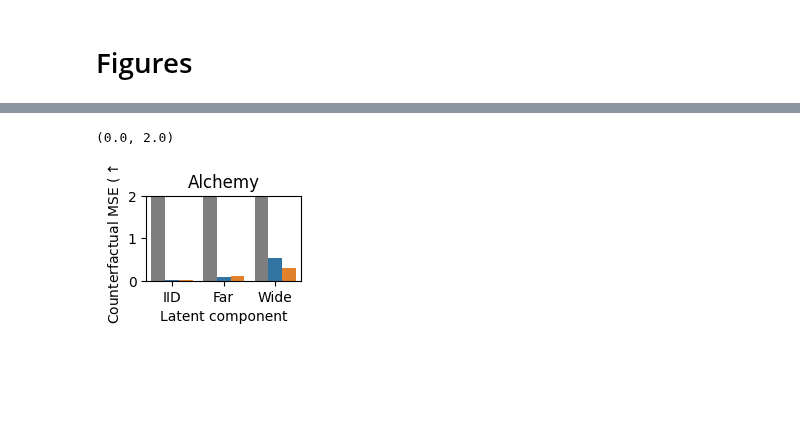
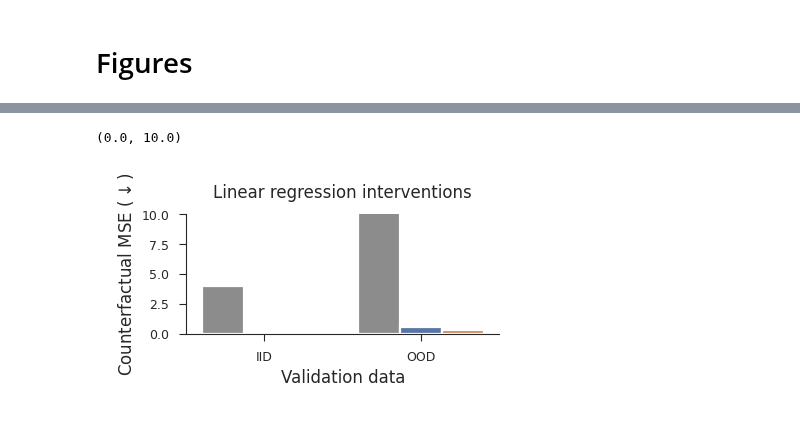
Before and after one commit to EricElmoznino/explicit_implicit_icl, a Jupyter notebook: das.ipynb, the cells around one changed output, grey strips where cells are left out. Cells and saved outputs as stored; diff of their text form; code cells hidden in the pictures; blank space fills up the shorter version.

Commit message:
add multiple intervention locations

```diff
--- a/das.ipynb
+++ b/das.ipynb
@@ -91,7 +93,7 @@ pv_model.model.eval()
 
 train_loss_traj = []
 val_loss_traj = []
-for epoch in range(10):
+for epoch in range(20):
     train_loss = []
     for batch in datamodule.train_dataloader():
         base = {
@@ -100,6 +102,7 @@ for epoch in range(10):
             "x_q": batch[1][0].cuda(),
         }
         c_len = batch[0][0].shape[1]
+        bs = batch[0][0].shape[0]
 
         # Different context, different queries, different latent
         x_c_source, x_q_source = datamodule.train_data.sample_x(c_len)
@@ -107,13 +110,10 @@ for epoch in range(10):
         source = {
             "x_c": x_c_source.cuda(),
             "y_c": datamodule.train_data.function(x_c_source, w_source).cuda(),
-            "x_q": x_q_source.cuda(),
+            "x_q": batch[1][0].cuda(),
         }
-        unit_locations = (
-            {"sources->base": c_len - 1}
-            if EXP == "implicit"
-            else None
-        )
+        loc = [[[[(c_len + i) for i in range(c_len)]] * bs] * 3] * 2
+        unit_locations = {"sources->base": loc} if EXP == "implicit" else None
         y_q_intervened = pv_model(base, source, unit_locations=unit_locations)[1][0]
         y_q_counterfactual = datamodule.train_data.function(
             batch[1][0], w_source
@@ -147,15 +147,14 @@ for epoch in range(10):
             w_source = datamodule.val_data[VAL_STYLE].sample_function_params()
             source = {
                 "x_c": x_c_source.cuda(),
-                "y_c": datamodule.val_data[VAL_STYLE].function(x_c_source, w_source).cuda(),
-                "x_q": x_q_source.cuda(),
+                "y_c": datamodule.val_data[VAL_STYLE]
+                .function(x_c_source, w_source)
+                .cuda(),
+                "x_q": batch[1][0].cuda(),
             }
 
-            unit_locations = (
-                {"sources->base": c_len - 1}
-                if EXP == "implicit"
-                else None
-            )
+            loc = [[[[(c_len + i) for i in range(c_len)]] * bs] * 3] * 2
+            unit_locations = {"sources->base": loc} if EXP == "implicit" else None
             y_q_intervened = pv_model(base, source, unit_locations=unit_locations)[1][0]
             y_q_counterfactual = (
                 datamodule.val_data[VAL_STYLE].function(batch[1][0], w_source).cuda()
@@ -339,8 +335,8 @@ def val_intervention_acc(val_style, exp):
                 print("Val loss :", loss)
     return val_loss_traj[-1]
 # %%
-accs = torch.zeros(3,3)
+accs = torch.zeros(2,3)
 # %%
-for i, v in enumerate(["iid", "far", "wide"]):
+for i, v in enumerate(["iid", "wide"]):
     for j, e in enumerate(["implicit", "explicit-transformer", "explicit-mlp"]):
         accs[i, j] = val_intervention_acc(v, e)
@@ -355,7 +479,7 @@ data.rename(columns={"index": "OOD style"}, inplace=True)
 data.rename(columns={"value": "Counterfactual MSE"}, inplace=True)
 
 data['Model'] = data['Model'].map({0: 'Implicit', 1: 'Explicit Transformer', 2: 'Explicit MLP'})
-data['OOD style'] = data['OOD style'].map({0: 'IID', 1: 'Far', 2: 'Wide'})
+data['OOD style'] = data['OOD style'].map({0: 'IID', 1: 'OOD',})
 # %%
 # Style for making nice-looking paper plots with page-scale figure size units
 sns.set_theme(
@@ -389,34 +513,34 @@ sns.set_theme(
 # %%
 default_model_colours = {
     "implicit": sns.color_palette()[7],
     "explicit-transformer": sns.color_palette()[0],
     "explicit-mlp": sns.color_palette()[1],
     "explicit-aux-transformer": sns.color_palette()[4],
     "explicit-known": sns.color_palette()[2],
 }
 
 fig, ax = plt.subplots(figsize=(2, 1.1))
 
 sns.barplot(
     data=data,
     ax=ax,
     x="OOD style",
     y="Counterfactual MSE",
     hue="Model",
     hue_order=["Implicit", "Explicit Transformer", "Explicit MLP"],
     palette=[
         default_model_colours[m]
         for m in ["implicit", "explicit-transformer", "explicit-mlp"]
     ],
     err_kws={"linewidth": 1.25},
 )
 ax.legend().remove()
 ax.set(
-    title="Alchemy",
-    xlabel="Latent component",
-    ylabel=r"Counterfactual MSE ($\uparrow$)",
+    title="Linear regression interventions",
+    xlabel="Validation data",
+    ylabel=r"Counterfactual MSE ($\downarrow$)",
 )
-ax.set_ylim([0,2])
+ax.set_ylim([0,10])
 # %% [output]
-(0.0, 2.0)
+(0.0, 10.0)
-[figure, old version]
+[figure, new version]
```
Also changed, not shown: parts of 7 cells of this notebook.
